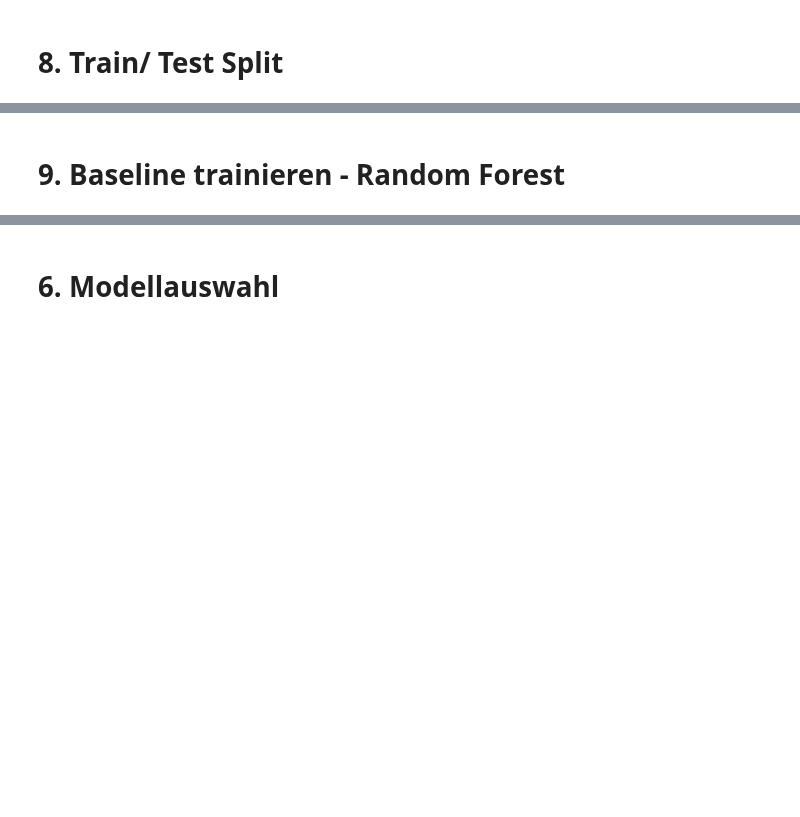
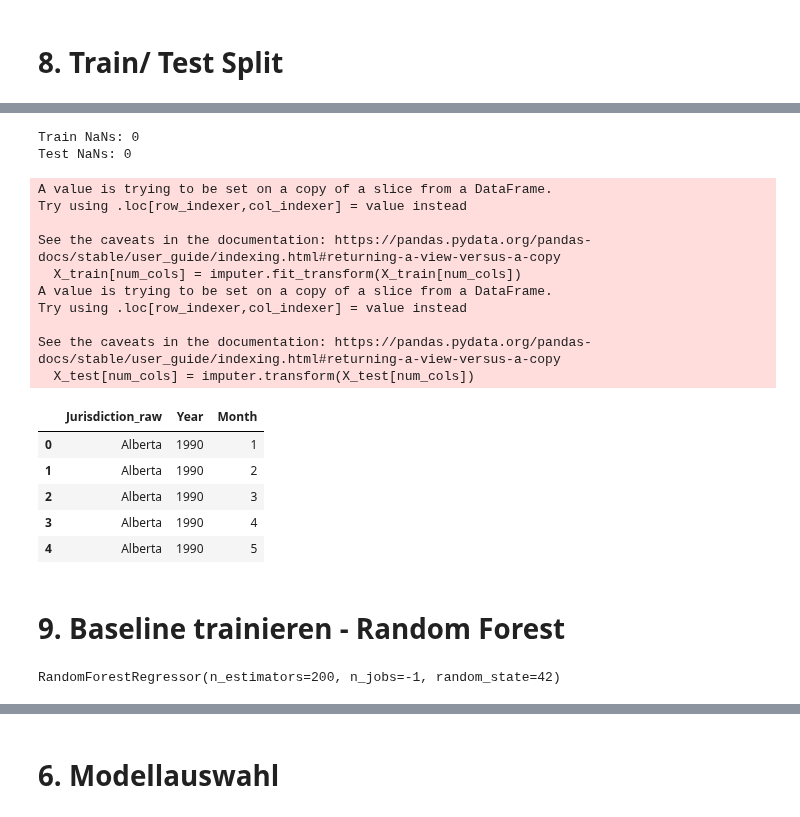
Before and after one commit to yajoka/firewatch, a Jupyter notebook: notebook/firewatch.ipynb, the cells around one changed output, grey strips where cells are left out. Cells and saved outputs as stored; diff of their text form; code cells hidden in the pictures; blank space fills up the shorter version.

Commit message:
baselines trainiert

```diff
--- a/notebook/firewatch.ipynb
+++ b/notebook/firewatch.ipynb
@@ -427,6 +439,21 @@ df_model.to_csv("../data/final_data.csv", index=False)
 # %% [markdown]
 # 8. Train/ Test Split
 # %%
-#Feature-Matrix X und Target y sauber aufbauen
+# Training: ca. 60% der Zeit (1990–2012), Validation: ca. 20 % (2013–2017), Test: ca. 20 % (2018–2023)
+# Features / Target
+X = df_model.drop(columns=["Number_fires"])
+y = df_model["Number_fires"]
 
-#Zeitlich korrekten Train/Test-Split
+# Train
+X_train = X[X["Year"] <= 2012]
+y_train = y[X["Year"] <= 2012]
+
+# Validation
+X_val = X[(X["Year"] > 2012) & (X["Year"] <= 2017)]
+y_val = y[(X["Year"] > 2012) & (X["Year"] <= 2017)]
+
+# Test
+X_test = X[X["Year"] > 2017]
+y_test = y[X["Year"] > 2017]
+
+print(X_train["Year"].max(), X_test["Year"].min())
@@ -432,0 +462,4 @@ df_model.to_csv("../data/final_data.csv", index=False)
+# %%
+#Numerische Features identifizieren
+num_cols = X_train.select_dtypes(include=["number"]).columns
+X_train[num_cols].isna().sum().sort_values(ascending=False).head(10)
@@ -432,0 +478,33 @@ df_model.to_csv("../data/final_data.csv", index=False)
+# %%
+#Median Imputation
+imputer = SimpleImputer(strategy="median")
+
+# NUR auf Trainingsdaten fitten
+X_train[num_cols] = imputer.fit_transform(X_train[num_cols])
+
+# Gleiche Transformation auf Testdaten anwenden
+X_test[num_cols] = imputer.transform(X_test[num_cols])
+
+print("Train NaNs:", X_train.isna().sum().max())
+print("Test NaNs:", X_test.isna().sum().max())
+
+y.describe()
+# %% [output]
+Train NaNs: 0
+Test NaNs: 0
+A value is trying to be set on a copy of a slice from a DataFrame.
+Try using .loc[row_indexer,col_indexer] = value instead
+
+See the caveats in the documentation: https://pandas.pydata.org/pandas-docs/stable/user_guide/indexing.html#returning-a-view-versus-a-copy
+  X_train[num_cols] = imputer.fit_transform(X_train[num_cols])
+A value is trying to be set on a copy of a slice from a DataFrame.
+Try using .loc[row_indexer,col_indexer] = value instead
+
+See the caveats in the documentation: https://pandas.pydata.org/pandas-docs/stable/user_guide/indexing.html#returning-a-view-versus-a-copy
+  X_test[num_cols] = imputer.transform(X_test[num_cols])
+|  | Jurisdiction_raw | Year | Month |
+| 0 | Alberta | 1990 | 1 |
+| 1 | Alberta | 1990 | 2 |
+| 2 | Alberta | 1990 | 3 |
+| 3 | Alberta | 1990 | 4 |
+| 4 | Alberta | 1990 | 5 |
@@ -434,0 +529,5 @@ df_model.to_csv("../data/final_data.csv", index=False)
+# %%
+#Modell trainieren
+rf_baseline.fit(X_train, y_train)
+# %% [output]
+RandomForestRegressor(n_estimators=200, n_jobs=-1, random_state=42)
```
Also changed, not shown: parts of 16 cells of this notebook, 1 other file.
